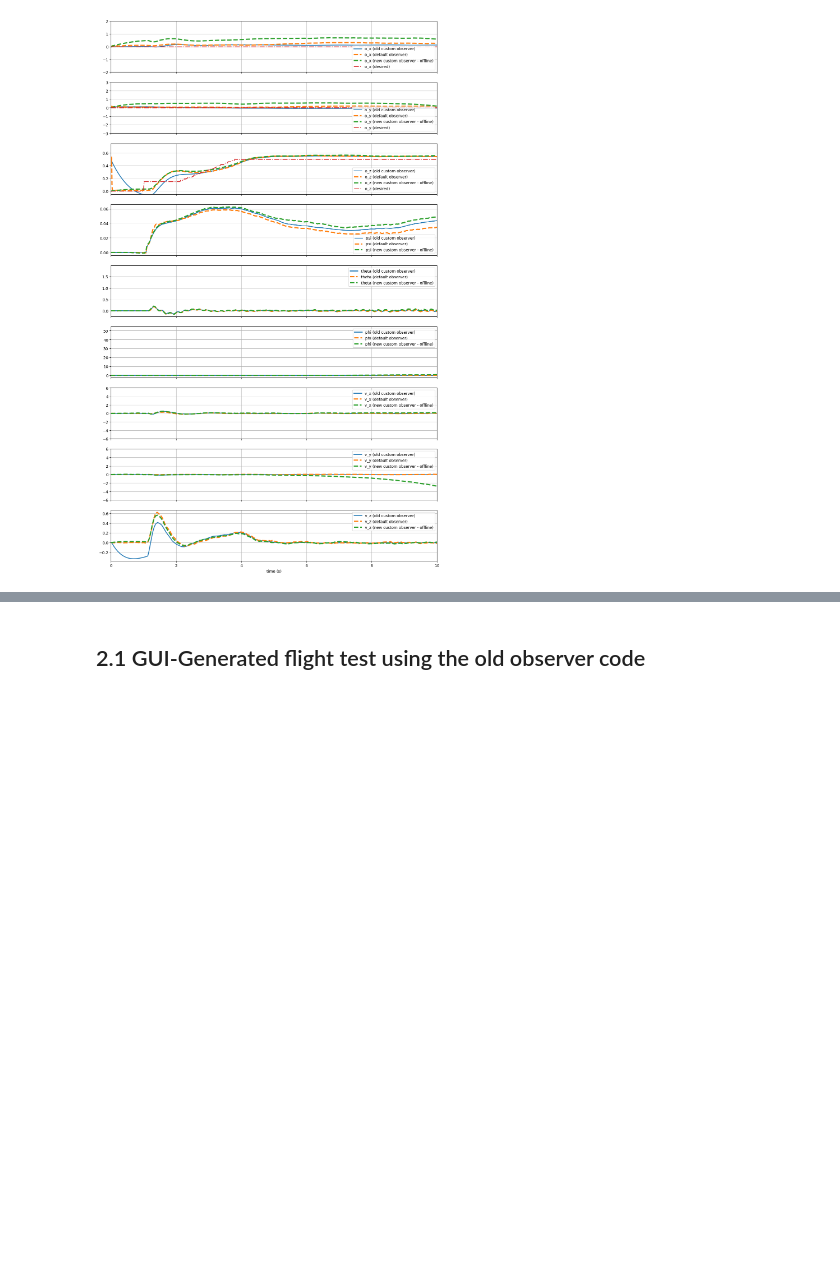
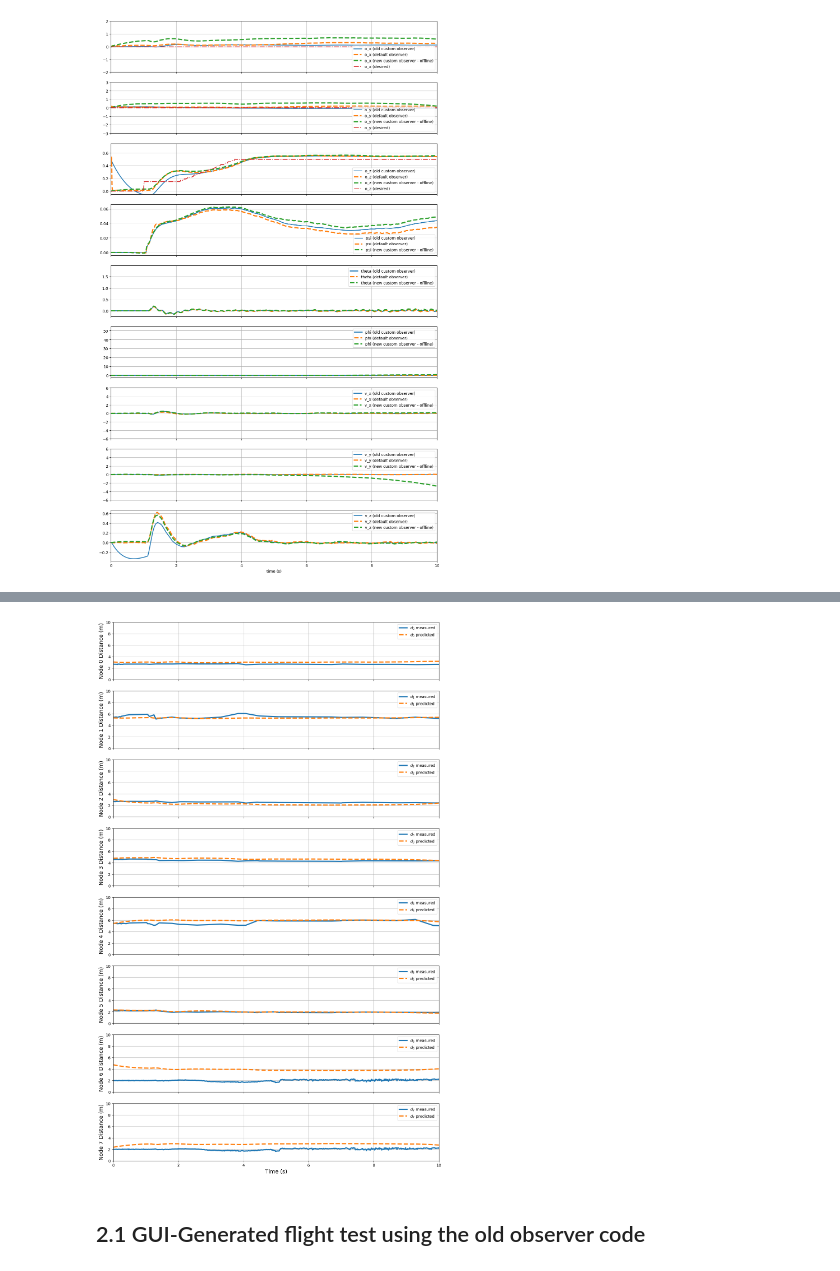
Before and after one commit to prahershk/AE483, a Jupyter notebook: final-submission/offline_test.ipynb, the cells around one changed output, grey strips where cells are left out. Cells and saved outputs as stored; diff of their text form; code cells hidden in the pictures; blank space fills up the shorter version.

```diff
--- a/final-submission/offline_test.ipynb
+++ b/final-submission/offline_test.ipynb
@@ -351,3 +414,90 @@ plt.show()
+# %%
+d0_calc = np.sqrt((o_x_offline - anchors_x[0]) ** 2 + (o_y_offline - anchors_y[0]) ** 2 + (o_z_offline - anchors_z[0]) ** 2)
+d1_calc = np.sqrt((o_x_offline - anchors_x[1]) ** 2 + (o_y_offline - anchors_y[1]) ** 2 + (o_z_offline - anchors_z[1]) ** 2)
+d2_calc = np.sqrt((o_x_offline - anchors_x[2]) ** 2 + (o_y_offline - anchors_y[2]) ** 2 + (o_z_offline - anchors_z[2]) ** 2)
+d3_calc = np.sqrt((o_x_offline - anchors_x[3]) ** 2 + (o_y_offline - anchors_y[3]) ** 2 + (o_z_offline - anchors_z[3]) ** 2)
+d4_calc = np.sqrt((o_x_offline - anchors_x[4]) ** 2 + (o_y_offline - anchors_y[4]) ** 2 + (o_z_offline - anchors_z[4]) ** 2)
+d5_calc = np.sqrt((o_x_offline - anchors_x[5]) ** 2 + (o_y_offline - anchors_y[5]) ** 2 + (o_z_offline - anchors_z[5]) ** 2)
+d6_calc = np.sqrt((o_x_offline - anchors_x[6]) ** 2 + (o_y_offline - anchors_y[6]) ** 2 + (o_z_offline - anchors_z[6]) ** 2)
+d7_calc = np.sqrt((o_x_offline - anchors_x[7]) ** 2 + (o_y_offline - anchors_y[7]) ** 2 + (o_z_offline - anchors_z[7]) ** 2)
+
+fig, (ax_d0,
+      ax_d1,
+      ax_d2,
+      ax_d3,
+      ax_d4,
+      ax_d5,
+      ax_d6,
+      ax_d7) = plt.subplots(8, 1, figsize=(15, 25), sharex=True)
+
+ax_d0.plot(t, d0_offline, '-', label='$d_0$ measured', linewidth=3)
+ax_d0.plot(t, d0_calc, '--', label='$d_0$ predicted', linewidth=3)
+ax_d0.set_ylabel('Node 0 Distance (m)', fontsize=14)
+# ax_d0.set_xlim([0,10])
+ax_d0.set_ylim([0, 10])
+ax_d0.legend()
+ax_d0.grid()
+
+ax_d1.plot(t, d1_offline, '-', label='$d_1$ measured', linewidth=3)
+ax_d1.plot(t, d1_calc, '--', label='$d_1$ predicted', linewidth=3)
+ax_d1.set_ylabel('Node 1 Distance (m)', fontsize=14)
+# ax_d1.set_xlim([0,10])
+ax_d1.set_ylim([0, 10])
+ax_d1.legend()
+ax_d1.grid()
+
+ax_d2.plot(t, d2_offline, '-', label='$d_2$ measured', linewidth=3)
+ax_d2.plot(t, d2_calc, '--', label='$d_2$ predicted', linewidth=3)
+ax_d2.set_ylabel('Node 2 Distance (m)', fontsize=14)
+# ax_d2.set_xlim([0,10])
+ax_d2.set_ylim([0, 10])
+ax_d2.legend()
+ax_d2.grid()
+
+ax_d3.plot(t, d3_offline, '-', label='$d_3$ measured', linewidth=3)
+ax_d3.plot(t, d3_calc, '--', label='$d_3$ predicted', linewidth=3)
+ax_d3.set_ylabel('Node 3 Distance (m)', fontsize=14)
+# ax_d3.set_xlim([0,10])
+ax_d3.set_ylim([0, 10])
+ax_d3.legend()
+ax_d3.grid()
+
+ax_d4.plot(t, d4_offline, '-', label='$d_4$ measured', linewidth=3)
+ax_d4.plot(t, d4_calc, '--', label='$d_4$ predicted', linewidth=3)
+ax_d4.set_ylabel('Node 4 Distance (m)', fontsize=14)
+# ax_d4.set_xlim([0,10])
+ax_d4.set_ylim([0, 10])
+ax_d4.legend()
+ax_d4.grid()
+
+ax_d5.plot(t, d5_offline, '-', label='$d_5$ measured', linewidth=3)
+ax_d5.plot(t, d5_calc, '--', label='$d_5$ predicted', linewidth=3)
+ax_d5.set_ylabel('Node 5 Distance (m)', fontsize=14)
+# ax_d5.set_xlim([0,10])
+ax_d5.set_ylim([0, 10])
+ax_d5.legend()
+ax_d5.grid()
+
+ax_d6.plot(t, d6_offline, '-', label='$d_6$ measured', linewidth=3)
+ax_d6.plot(t, d6_calc, '--', label='$d_6$ predicted', linewidth=3)
+ax_d6.set_ylabel('Node 6 Distance (m)', fontsize=14)
+# ax_d6.set_xlim([0,10])
+ax_d6.set_ylim([0, 10])
+ax_d6.legend()
+ax_d6.grid()
+
+ax_d7.plot(t, d7_offline, '-', label='$d_7$ measured', linewidth=3)
+ax_d7.plot(t, d7_calc, '--', label='$d_7$ predicted', linewidth=3)
+ax_d7.set_xlabel('Time (s)', fontsize=14)
+ax_d7.set_ylabel('Node 7 Distance (m)', fontsize=14)
+ax_d7.set_xlim([0, 10])
+ax_d7.set_ylim([0, 10])
+ax_d7.legend()
+ax_d7.grid()
+
+fig.savefig('graphs\dist_err.png')
+# %% [output]
+[figure, added]
 # %% [markdown]
 ## 2.1 GUI-Generated flight test using the old observer code
 # %%
```
Also changed, not shown: parts of 3 cells of this notebook, 5 other files.
